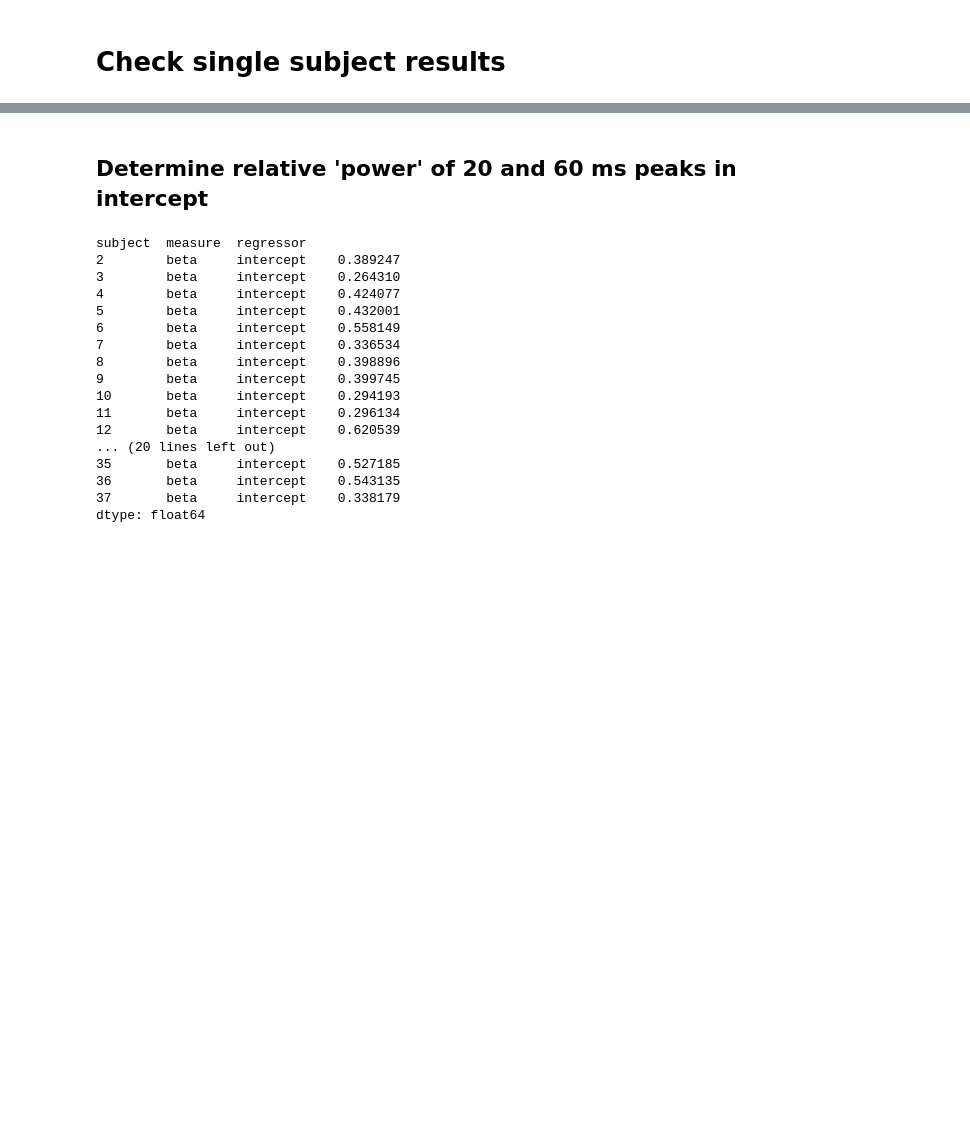
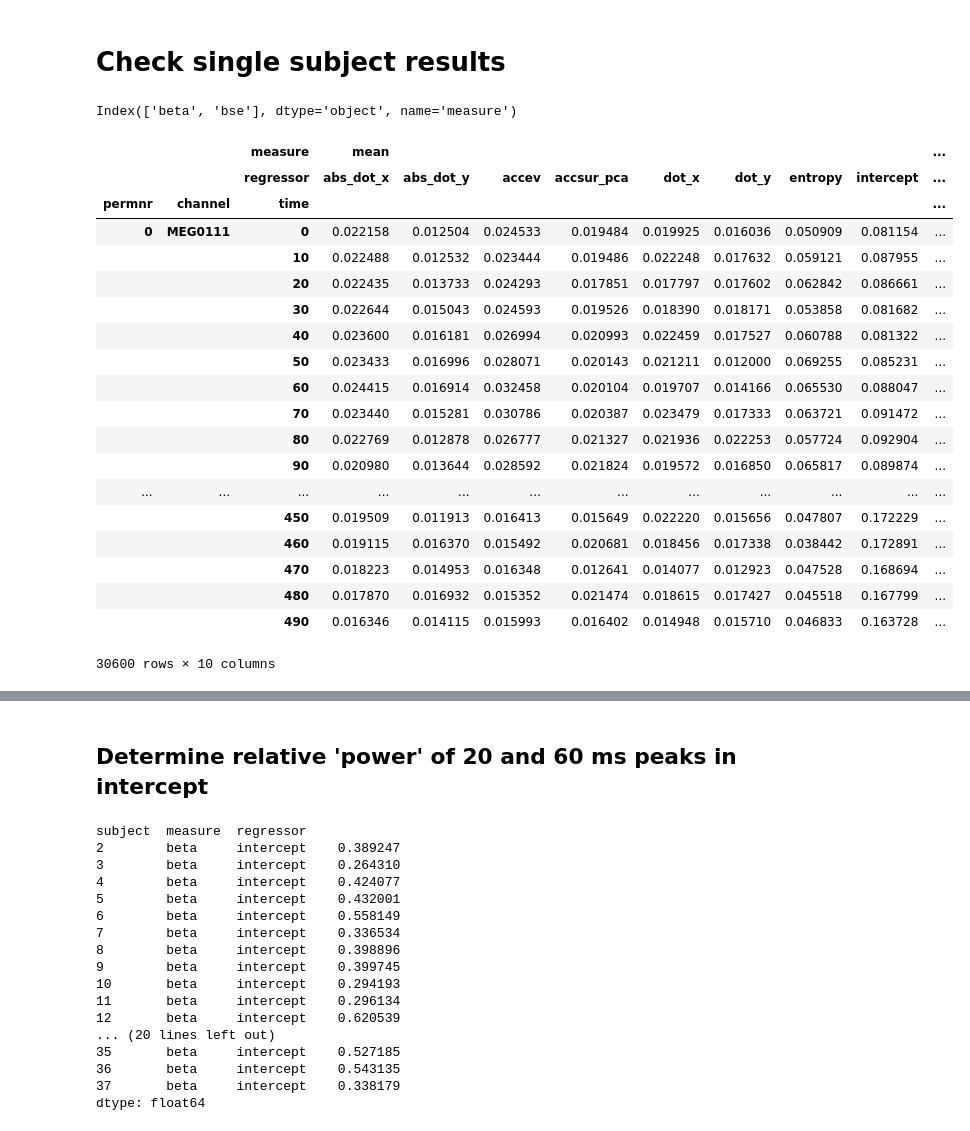
Before and after one commit to sbitzer/BeeMEG, a Jupyter notebook: MEG_sequential.ipynb, the cells around one changed output, grey strips where cells are left out. Cells and saved outputs as stored; diff of their text form; code cells hidden in the pictures; blank space fills up the shorter version.

```diff
--- a/MEG_sequential.ipynb
+++ b/MEG_sequential.ipynb
@@ -235,6 +238,36 @@ show_topology_at_peaks(second_level, 'response', 'mean')
 # %%
 first_level_diagnostics = pd.read_hdf(resfile, 'first_level_diagnostics')
 first_level = pd.read_hdf(resfile, 'first_level')
+# %%
+first_level.columns.levels[1]
+# %% [output]
+Index(['beta', 'bse'], dtype='object', name='measure')
+# %%
+sl2 = first_level.xs('beta', axis=1, level='measure').abs().mean(axis=1, level='regressor')
+sl2.columns = pd.MultiIndex.from_product([['mean'], sl2.columns], names=['measure', 'regressor'])
+# %%
+sl2
+# %% [output]
+|  |  | measure | mean |  |  |  |  |  |  |  | ... |
+|  |  | regressor | abs_dot_x | abs_dot_y | accev | accsur_pca | dot_x | dot_y | entropy | intercept | ... |
+| permnr | channel | time |  |  |  |  |  |  |  |  | ... |
+| 0 | MEG0111 | 0 | 0.022158 | 0.012504 | 0.024533 | 0.019484 | 0.019925 | 0.016036 | 0.050909 | 0.081154 | ... |
+|  |  | 10 | 0.022488 | 0.012532 | 0.023444 | 0.019486 | 0.022248 | 0.017632 | 0.059121 | 0.087955 | ... |
+|  |  | 20 | 0.022435 | 0.013733 | 0.024293 | 0.017851 | 0.017797 | 0.017602 | 0.062842 | 0.086661 | ... |
+|  |  | 30 | 0.022644 | 0.015043 | 0.024593 | 0.019526 | 0.018390 | 0.018171 | 0.053858 | 0.081682 | ... |
+|  |  | 40 | 0.023600 | 0.016181 | 0.026994 | 0.020993 | 0.022459 | 0.017527 | 0.060788 | 0.081322 | ... |
+|  |  | 50 | 0.023433 | 0.016996 | 0.028071 | 0.020143 | 0.021211 | 0.012000 | 0.069255 | 0.085231 | ... |
+|  |  | 60 | 0.024415 | 0.016914 | 0.032458 | 0.020104 | 0.019707 | 0.014166 | 0.065530 | 0.088047 | ... |
+|  |  | 70 | 0.023440 | 0.015281 | 0.030786 | 0.020387 | 0.023479 | 0.017333 | 0.063721 | 0.091472 | ... |
+|  |  | 80 | 0.022769 | 0.012878 | 0.026777 | 0.021327 | 0.021936 | 0.022253 | 0.057724 | 0.092904 | ... |
+|  |  | 90 | 0.020980 | 0.013644 | 0.028592 | 0.021824 | 0.019572 | 0.016850 | 0.065817 | 0.089874 | ... |
+| ... | ... | ... | ... | ... | ... | ... | ... | ... | ... | ... | ... |
+|  |  | 450 | 0.019509 | 0.011913 | 0.016413 | 0.015649 | 0.022220 | 0.015656 | 0.047807 | 0.172229 | ... |
+|  |  | 460 | 0.019115 | 0.016370 | 0.015492 | 0.020681 | 0.018456 | 0.017338 | 0.038442 | 0.172891 | ... |
+|  |  | 470 | 0.018223 | 0.014953 | 0.016348 | 0.012641 | 0.014077 | 0.012923 | 0.047528 | 0.168694 | ... |
+|  |  | 480 | 0.017870 | 0.016932 | 0.015352 | 0.021474 | 0.018615 | 0.017427 | 0.045518 | 0.167799 | ... |
+|  |  | 490 | 0.016346 | 0.014115 | 0.015993 | 0.016402 | 0.014948 | 0.015710 | 0.046833 | 0.163728 | ... |
+30600 rows × 10 columns
 # %%
 sub = 4
 plot_minmax_regressors(first_level.xs(sub, level='subject', axis=1),
```
Also changed, not shown: parts of 5 cells of this notebook, 3 other files.
